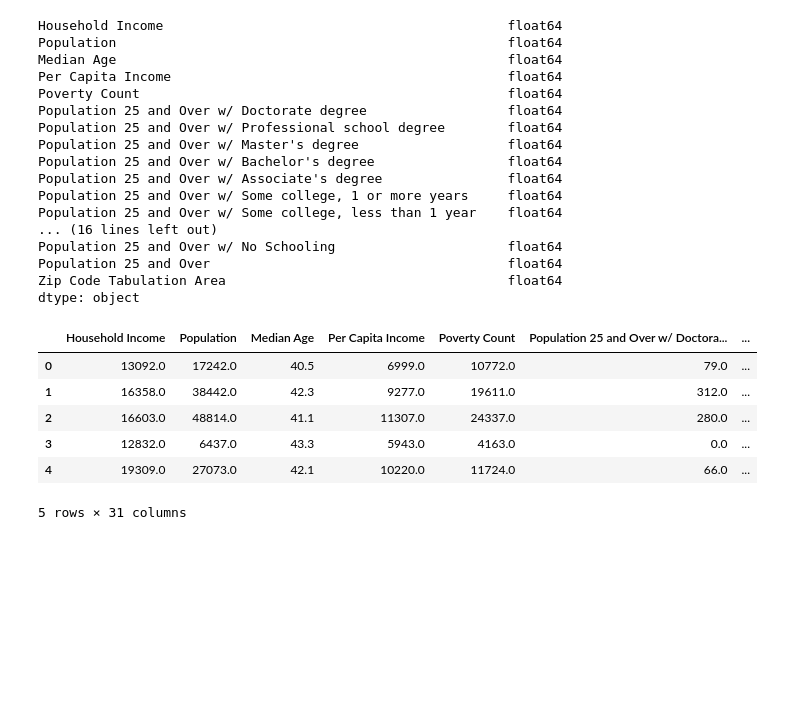
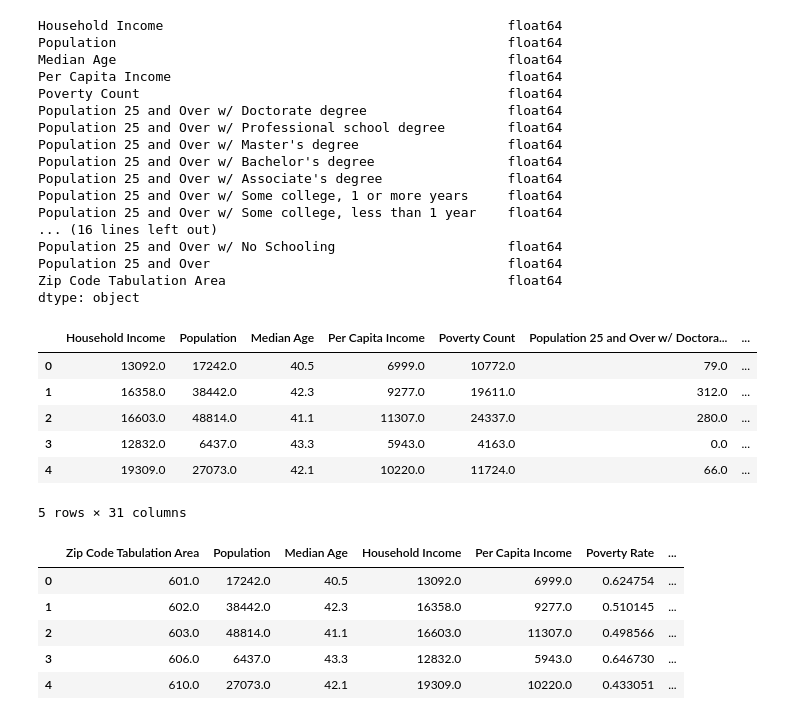
Before and after one commit to JamesRucker/Final_Project_Dilapidation_and_Housing_Prices, a Jupyter notebook: data/Census_Data.ipynb, the cells around one changed output. Cells and saved outputs as stored; diff of their text form; code cells hidden in the pictures; blank space fills up the shorter version.

Commit message:
census data cleaned and consolidated

```diff
--- a/data/Census_Data.ipynb
+++ b/data/Census_Data.ipynb
@@ -33,6 +33,17 @@ census_raw = census_raw.rename(columns={"zip code tabulation area": "Zip Code Ta
                                     "B15003_002E": "Population 25 and Over w/ No Schooling",
                                     "B15003_003E": "Population 25 and Over w/ Nursery School",
                                     "B15003_004E": "Population 25 and Over w/ Kindergarten",
+                                    "B15003_005E": "Population 25 and Over w/ 1st Grade",
+                                    "B15003_006E": "Population 25 and Over w/ 2nd Grade",
+                                    "B15003_007E": "Population 25 and Over w/ 3rd Grade",
+                                    "B15003_008E": "Population 25 and Over w/ 4th Grade",
+                                    "B15003_009E": "Population 25 and Over w/ 5th Grade",
+                                    "B15003_010E": "Population 25 and Over w/ 6th Grade",
+                                    "B15003_011E": "Population 25 and Over w/ 7th Grade",
+                                    "B15003_012E": "Population 25 and Over w/ 8th Grade",
+                                    "B15003_013E": "Population 25 and Over w/ 9th Grade",
+                                    "B15003_014E": "Population 25 and Over w/ 10th Grade",
+                                    "B15003_015E": "Population 25 and Over w/ 11th Grade",
                                     "B15003_016E": "Population 25 and Over w/ 12th Grade, no diploma",
                                     "B15003_017E": "Population 25 and Over w/ Regular High School diploma",
                                     "B15003_018E": "Population 25 and Over w/ GED or alternative credential",
@@ -45,8 +56,6 @@ census_raw = census_raw.rename(columns={"zip code tabulation area": "Zip Code Ta
                                     "B15003_025E": "Population 25 and Over w/ Doctorate degree",
                                       })
 
-# Add in Poverty Rate (Poverty Count / Population)
-#census_pd["Poverty Rate (%)"] = 100 * census_pd["Poverty Count"].astype(int) / census_pd["Population"].astype(int)
 # Dataframe to be cleaned is put to screen
 census_raw.head()
 # %% [output]
@@ -140,0 +204,26 @@ census_no_na.head()
+# %%
+# Final DataFrame is made
+census_df = census_no_na[["Zip Code Tabulation Area", "Population", "Median Age", "Household Income",
+                         "Per Capita Income", "Poverty Rate", "Population 25 and Over",
+                         "Rate 25 and Over w/ less than 1st grade",
+                         "Rate 25 and Over w/ Some or Completed Elementary School",
+                         "Rate 25 and Over w/ Some or Completed Middle School",
+                         "Rate 25 and Over w/ Some or Completed High School or Equivalent",
+                         "Rate 25 and Over w/ Some college, less than 1 year",
+                         "Rate 25 and Over w/ Some college, 1 or more years",
+                         "Rate 25 and Over w/ Associate's degree",
+                         "Rate 25 and Over w/ Bachelor's degree",
+                         "Rate 25 and Over w/ Master's degree",
+                         "Rate 25 and Over w/ Professional school degree",
+                         "Rate 25 and Over w/ Doctorate degree"]]
+
+# Output Dataframe to csv and screen
+census_df.to_csv("../data/acs5_2018.csv")
+census_df.head()
+# %% [output]
+|  | Zip Code Tabulation Area | Population | Median Age | Household Income | Per Capita Income | Poverty Rate | ... |
+| 0 | 601.0 | 17242.0 | 40.5 | 13092.0 | 6999.0 | 0.624754 | ... |
+| 1 | 602.0 | 38442.0 | 42.3 | 16358.0 | 9277.0 | 0.510145 | ... |
+| 2 | 603.0 | 48814.0 | 41.1 | 16603.0 | 11307.0 | 0.498566 | ... |
+| 3 | 606.0 | 6437.0 | 43.3 | 12832.0 | 5943.0 | 0.646730 | ... |
+| 4 | 610.0 | 27073.0 | 42.1 | 19309.0 | 10220.0 | 0.433051 | ... |
```
Also changed, not shown: parts of 2 cells of this notebook, 1 other file.
